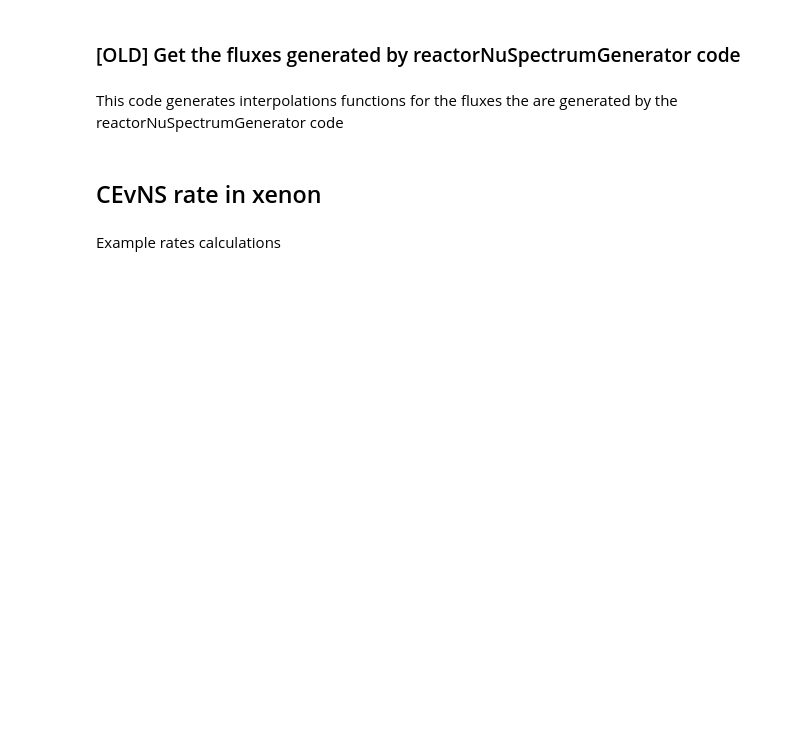
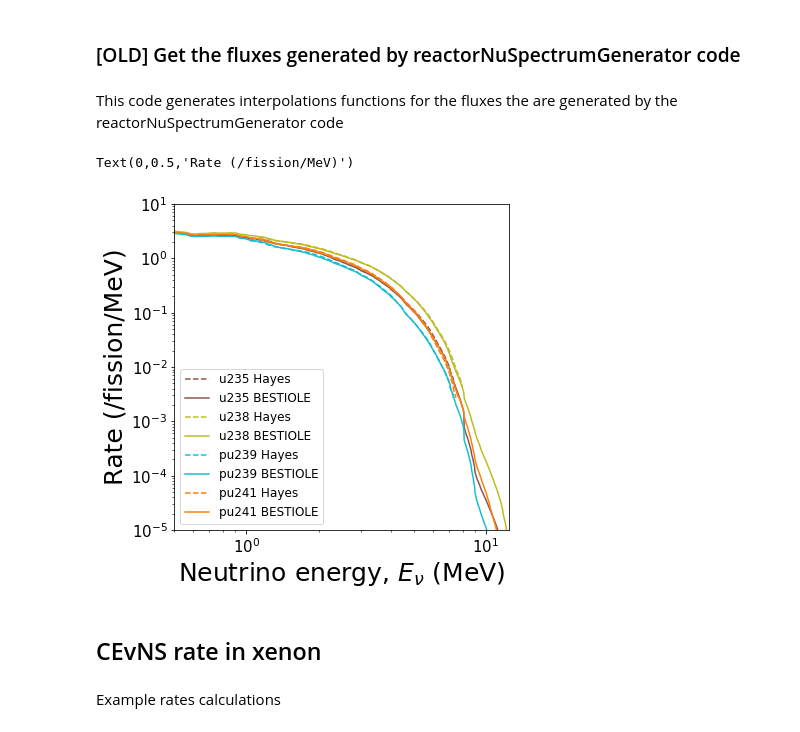
Before and after one commit to RitterCat/reactor-nu-cevns, a Jupyter notebook: cevns_rate.ipynb, the cells around one changed output. Cells and saved outputs as stored; diff of their text form; code cells hidden in the pictures; blank space fills up the shorter version.

```diff
--- a/cevns_rate.ipynb
+++ b/cevns_rate.ipynb
@@ -151,6 +158,29 @@ HFIR_flux_data_OLD = get_spectrum_OLD('spectra/HFIR_flux.text')
 TRIGA_flux_OLD = CubicSpline(*TRIGA_flux_data_OLD, extrapolate=False)
 Kaixuan_flux_OLD = CubicSpline(*Kaixuan_flux_data_OLD, extrapolate=False)
 HFIR_flux_OLD = CubicSpline(*HFIR_flux_data_OLD, extrapolate=False)
+# %%
+fig, ax = plt.subplots(figsize=(6,6))
+
+for fi in fissile_isotopes_txtfile_format:
+    hayes_spec_data = get_spectrum(f"fluxData/hayes_{fi}.txt")
+    bestiole_spec_data = get_spectrum(f"fluxData/bestiole_{fi}.txt")
+
+    ax.plot(hayes_spec_data[0]/MeV, hayes_spec_data[1]*MeV, f'C{fi[-1]}--', label=f'{fi} Hayes')
+    ax.plot(bestiole_spec_data[0]/MeV, bestiole_spec_data[1]*MeV, f'C{fi[-1]}', label=f'{fi} BESTIOLE')
+
+ax.legend(fontsize=12)
+
+ax.set_yscale('log')
+ax.set_xscale('log')
+ax.set_xlim(0.5, 12.5)
+ax.set_ylim(1e-5, 1e1)
+ax.tick_params(labelsize=15)
+
+ax.set_xlabel(r"Neutrino energy, $E_\nu$ (MeV)", fontsize=25)
+ax.set_ylabel("Rate (/fission/MeV)", fontsize=25)
+# %% [output]
+Text(0,0.5,'Rate (/fission/MeV)')
+[figure, added]
 # %% [markdown]
 ## CEvNS rate in xenon
 # %%
```
Also changed, not shown: parts of 6 cells of this notebook.
